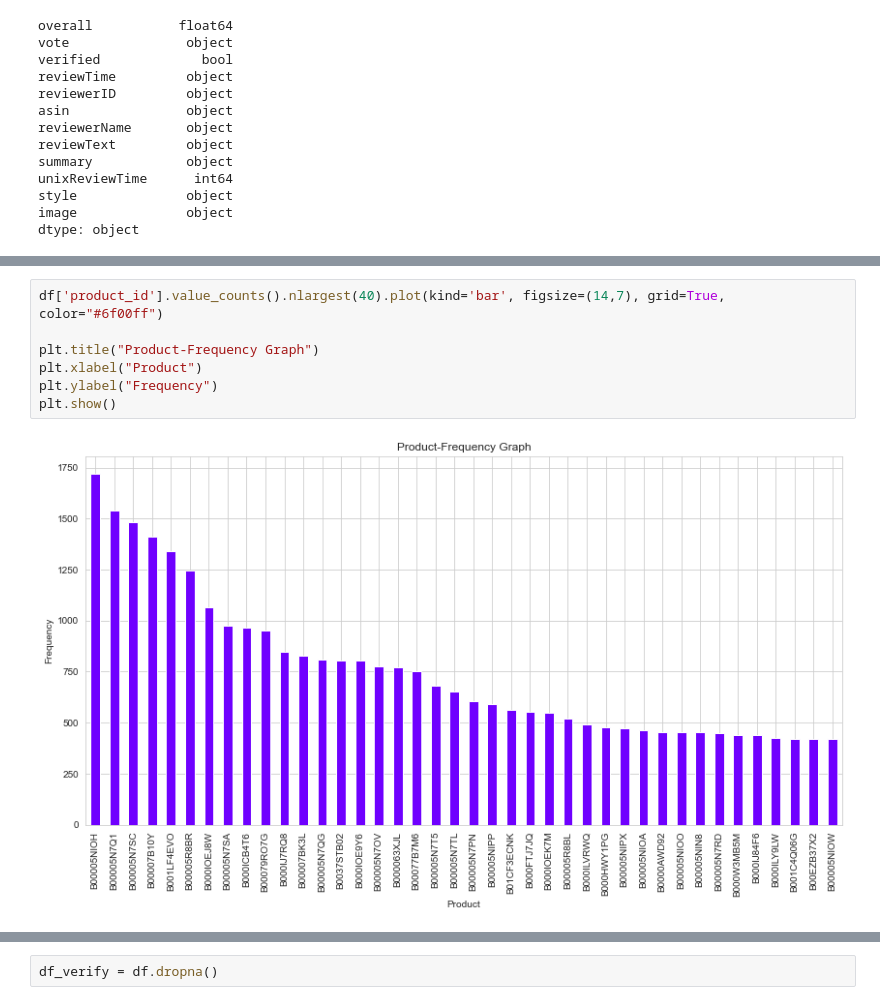
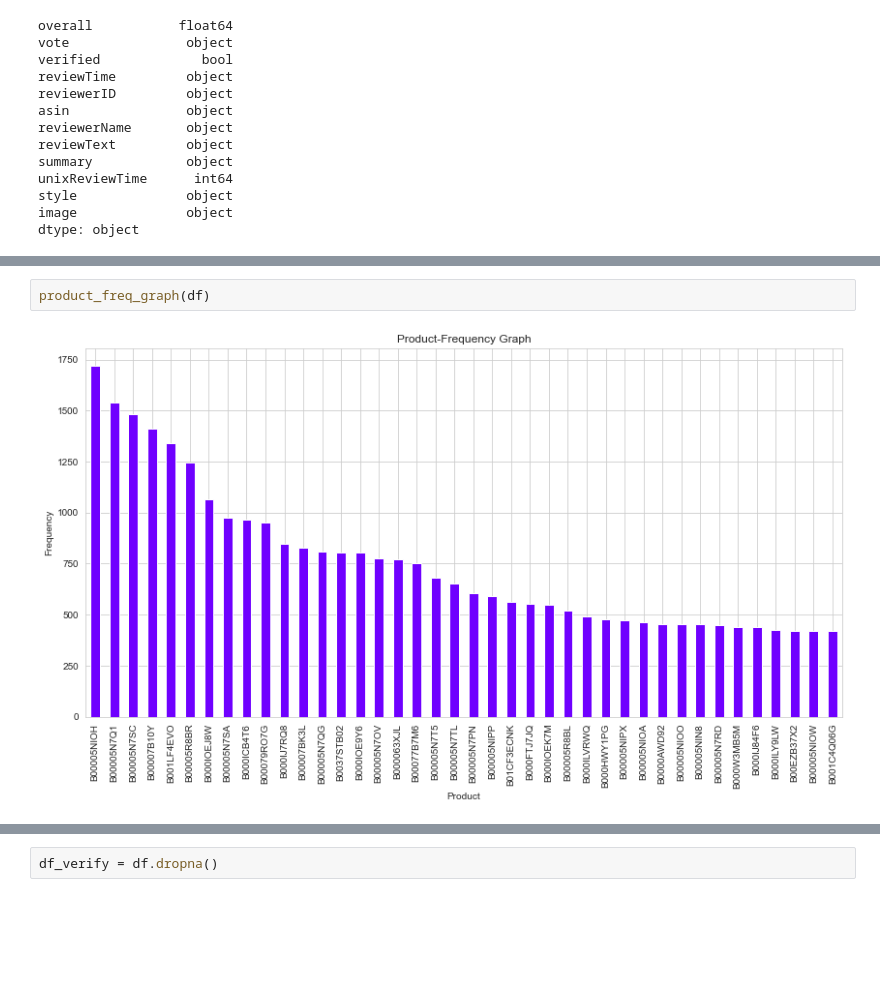
Before and after one commit to arham-rumi/amazon-product-reviews-exploratory-data-analysis, a Jupyter notebook: Amazon-Product-Reviews-EDA/Amazon-Reviews-EDA.ipynb, the cells around one changed output, grey strips where cells are left out. Drawn from its saved outputs; the diff is of its cells as text; blank space fills up the shorter version.

```diff
--- a/Amazon-Product-Reviews-EDA/Amazon-Reviews-EDA.ipynb
+++ b/Amazon-Product-Reviews-EDA/Amazon-Reviews-EDA.ipynb
@@ -138,14 +235,9 @@ sns.violinplot(y="rating", data=df, bw=0.1, color="#bababa");
 # %% [output]
 [figure]
-# %%
-df['product_id'].value_counts().nlargest(40).plot(kind='bar', figsize=(14,7), grid=True, color="#6f00ff")
-
-plt.title("Product-Frequency Graph")
-plt.xlabel("Product")
-plt.ylabel("Frequency")
-plt.show()
-# %% [output]
-[figure, removed]
+# %%
+product_freq_graph(df)
+# %% [output]
+[figure, added]
 # %%
 df.corr()
 # %% [output]
```
Also changed, not shown: parts of 54 cells of this notebook.
